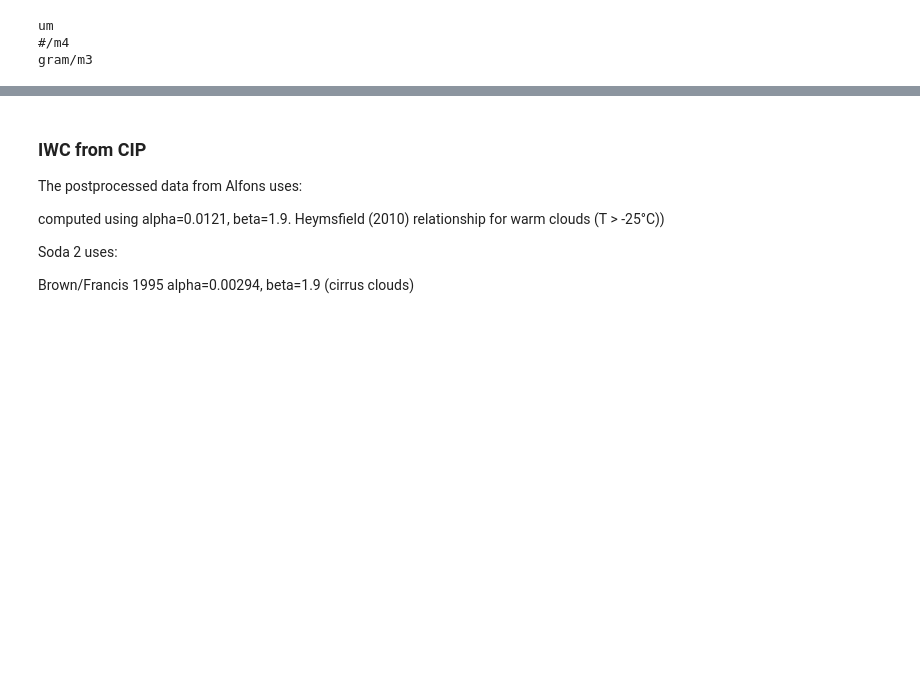
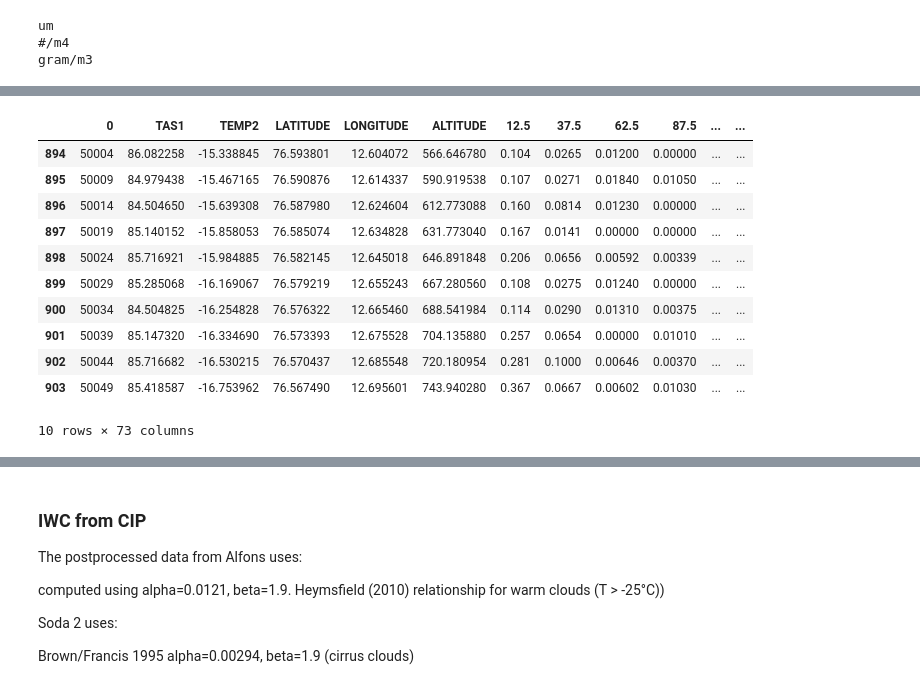
Before and after one commit to niellaNina/procIslasMicrophy, a Jupyter notebook: Compare_postprocessing.ipynb, the cells around one changed output, grey strips where cells are left out. Drawn from its saved outputs; the diff is of its cells as text; code cells hidden in the pictures; blank space fills up the shorter version.

```diff
--- a/Compare_postprocessing.ipynb
+++ b/Compare_postprocessing.ipynb
@@ -84,0 +145,15 @@ gram/m3
+# %%
+f_cip_df
+# %% [output]
+|  | 0 | TAS1 | TEMP2 | LATITUDE | LONGITUDE | ALTITUDE | 12.5 | 37.5 | 62.5 | 87.5 | ... | ... |
+| 894 | 50004 | 86.082258 | -15.338845 | 76.593801 | 12.604072 | 566.646780 | 0.104 | 0.0265 | 0.01200 | 0.00000 | ... | ... |
+| 895 | 50009 | 84.979438 | -15.467165 | 76.590876 | 12.614337 | 590.919538 | 0.107 | 0.0271 | 0.01840 | 0.01050 | ... | ... |
+| 896 | 50014 | 84.504650 | -15.639308 | 76.587980 | 12.624604 | 612.773088 | 0.160 | 0.0814 | 0.01230 | 0.00000 | ... | ... |
+| 897 | 50019 | 85.140152 | -15.858053 | 76.585074 | 12.634828 | 631.773040 | 0.167 | 0.0141 | 0.00000 | 0.00000 | ... | ... |
+| 898 | 50024 | 85.716921 | -15.984885 | 76.582145 | 12.645018 | 646.891848 | 0.206 | 0.0656 | 0.00592 | 0.00339 | ... | ... |
+| 899 | 50029 | 85.285068 | -16.169067 | 76.579219 | 12.655243 | 667.280560 | 0.108 | 0.0275 | 0.01240 | 0.00000 | ... | ... |
+| 900 | 50034 | 84.504825 | -16.254828 | 76.576322 | 12.665460 | 688.541984 | 0.114 | 0.0290 | 0.01310 | 0.00375 | ... | ... |
+| 901 | 50039 | 85.147320 | -16.334690 | 76.573393 | 12.675528 | 704.135880 | 0.257 | 0.0654 | 0.00000 | 0.01010 | ... | ... |
+| 902 | 50044 | 85.716682 | -16.530215 | 76.570437 | 12.685548 | 720.180954 | 0.281 | 0.1000 | 0.00646 | 0.00370 | ... | ... |
+| 903 | 50049 | 85.418587 | -16.753962 | 76.567490 | 12.695601 | 743.940280 | 0.367 | 0.0667 | 0.00602 | 0.01030 | ... | ... |
+10 rows × 73 columns
```
Also changed, not shown: parts of 35 cells of this notebook, 9 other files.
